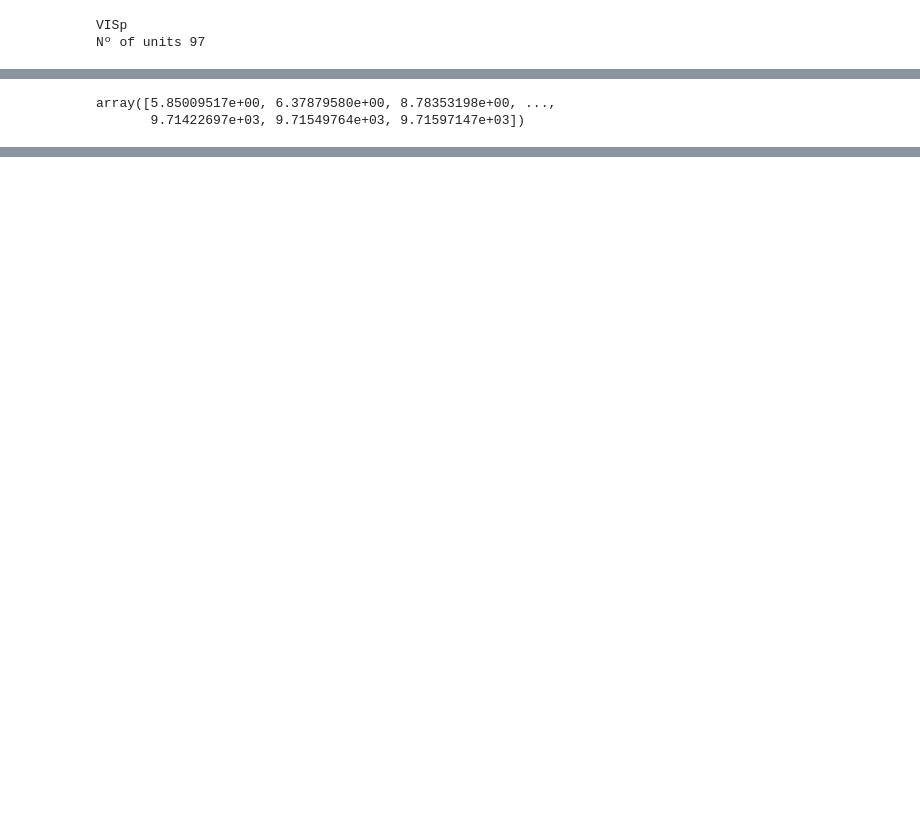
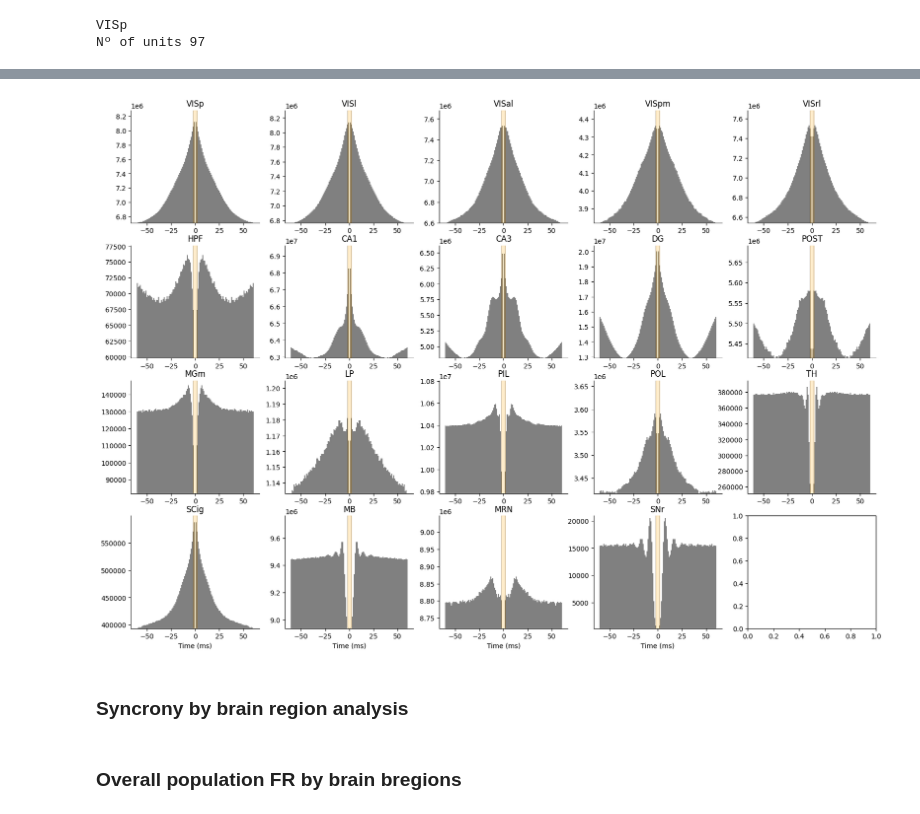
Before and after one commit to veronicachelu/finding-nemo, a Jupyter notebook: code/scripts/balma_tests.ipynb, the cells around one changed output, grey strips where cells are left out. Cells and saved outputs as stored; diff of their text form; code cells hidden in the pictures; blank space fills up the shorter version.

Commit message:
autocorr population

```diff
--- a/code/scripts/balma_tests.ipynb
+++ b/code/scripts/balma_tests.ipynb
@@ -405,6 +436,13 @@ spiketrain = SpikeTrain(spike_times * 1000 * ms,
 
 bin_size, sdev, autocorr_win,  = 1, 50, 60, # Convolution parameters (ms)
 # %%
+# create a spike train 0 and 1
+spiketrain = SpikeTrain(spike_times * 1000 * ms,
+                            t_stop=spike_times.max() * 1000 * ms,
+                            t_start=spike_times.min() * 1000 * ms)
+
+bin_size, sdev, autocorr_win,  = 1, 50, 60, # Convolution parameters (ms)
+
 def generate_autocorr_data(spiketrain, bin_size, autocorr_win):
     binned_spiketrain = BinnedSpikeTrain([spiketrain], bin_size=bin_size * ms)
     autocorr, bins_auto = cross_correlation_histogram(binned_spiketrain, binned_spiketrain, window=[-int(autocorr_win), int(autocorr_win)])
@@ -573,5 +585,0 @@ plt.show()
-# %%
-spike_times
-# %% [output]
-array([5.85009517e+00, 6.37879580e+00, 8.78353198e+00, ...,
-       9.71422697e+03, 9.71549764e+03, 9.71597147e+03])
@@ -657,0 +588,63 @@ unit_channels.loc[unit_channels.index==unit]['structure_acronym'].unique() # che
+# %%
+visual_cortex= ['VISp', 'VISl', 'VISal', 'VISpm', 'VISrl'] # primary, lateral, anterolateral, posteromedial, rostorlateral
+hippocampus = ['HPF', 'CA1', 'CA3', 'DG', 'POST']  # 'PP' dentate gyrus, umbrella,  postsubiculum, parasubiculum,
+thalamus =  [ 'MGm', 'LP', 'PIL',  'POL', 'TH']   # 'MGd','MGv', general, lateralposterior, posterior intralaminar, medial division, dorsal division, posterior thalamic nucleus
+midbrain = ['SCig', 'MB',  'MRN', 'SNr'] #superior colliculus  midbrain reticular nucleus, midbrain umbrella, #substantia nigra,
+
+
+bin_size, sdev, autocorr_win,  = 1, 50, 60, # Convolution parameters (ms)
+regions = [visual_cortex, hippocampus, thalamus, midbrain]
+region_names = ['visual_cortex', 'hippocampus', 'thalamus', 'midbrain']
+
+fig, ax = plt.subplots(nrows=4,ncols=5, figsize=(20, 14))
+ax=ax.flatten()
+
+for idy, region in enumerate (regions): # loop though sessions
+    for idx, area in enumerate(region): # areas inside the region
+        print(region)
+        print(area)
+
+
+        i = idx+idy*5
+        # Get all the spiketimes of a single region
+        units_region= good_units.loc[good_units['structure_acronym']==area] # select units inside the area
+        spike_times_region= []  # list of 1D arrays per unit
+        for unit in units_region.index: #get spike times for each unit of the region
+            spike_times= spike_times_dic[unit] #timestamps of the specific unit
+            spike_times_region.append(spike_times)
+        spike_times_region_arr = np.concatenate(spike_times_region) # append all spiketimes of the region in a single array
+
+        # print(region)
+        # print('Nº of units ' +str(units_region.shape[0]))
+        # print('')
+
+        # create the spiketrain
+        spiketrain = SpikeTrain(spike_times_region_arr * 1000 * ms,
+                            t_stop=spike_times_region_arr.max() * 1000 * ms,
+                            t_start=spike_times_region_arr.min() * 1000 * ms)
+        # autocorrelogram
+        bins_auto, autocorr_array = generate_autocorr_data(spiketrain, bin_size+1, autocorr_win)
+
+
+        #plot
+        ax[i].bar(bins_auto, autocorr_array, width=1, color='gray', linewidth=0.3)
+        ax[i].axvspan(-2, 2, color='orange', alpha=0.2) # refractory period (isi)
+        ax[i].set_title(area)
+        if idy==3:
+            ax[i].set_xlabel('Time (ms)')
+        else:
+            ax[i].set_xlabel('')
+
+        ax[i].axvline(2, color='black', linewidth=0.2)
+        ax[i].axvline(-2, color='black', linewidth=0.2)
+        ax[i].spines["top"].set_visible(False)
+        ax[i].spines["right"].set_visible(False)
+        ymax = np.nanmax(autocorr_array)
+        ylow = np.nanpercentile(autocorr_array, 0.5)
+        # safety guards
+        if not np.isfinite(ymax):  # empty or all-NaN
+            ymax, ylow = 1.0, 0.0
+        if ylow >= ymax:
+            ylow = 0.95 * ymax  # tiny margin below the top
+        ax[i].set_ylim(ylow, ymax * 1.02)
+# %% [output]
@@ -657,0 +668,3 @@ unit_channels.loc[unit_channels.index==unit]['structure_acronym'].unique() # che
+[figure, added]
+# %% [markdown]
+### Syncrony by brain region analysis
@@ -657,0 +739,2 @@ unit_channels.loc[unit_channels.index==unit]['structure_acronym'].unique() # che
+# %% [markdown]
+### Overall population FR by brain bregions
```
Also changed, not shown: parts of 36 cells of this notebook.
